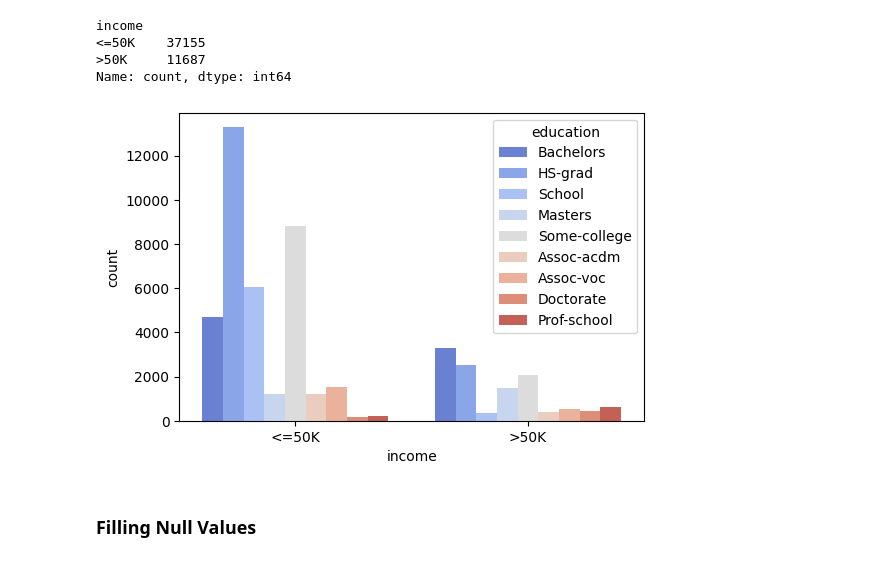
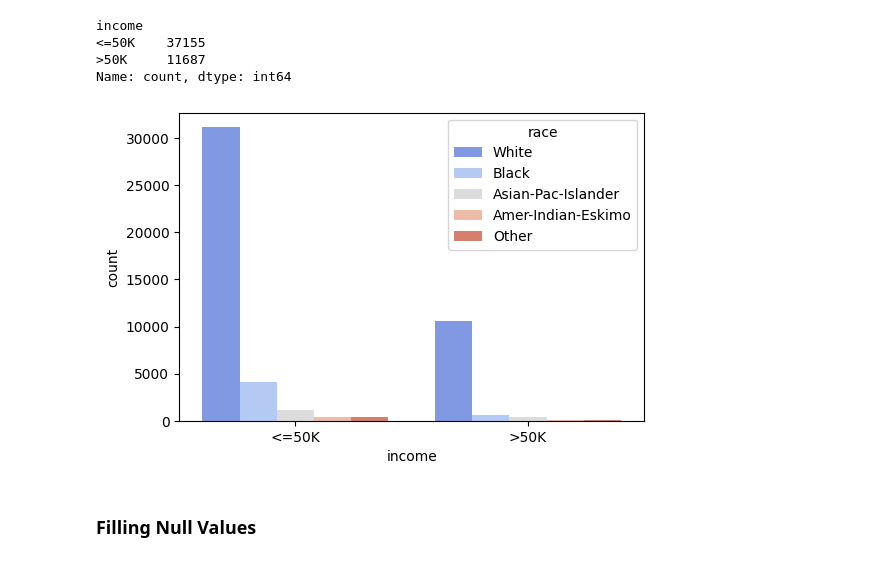
Before and after one commit to SandeepJeewandara/IncomePredictorML, a Jupyter notebook: notebooks/Income Prediction Analysis.ipynb, the cells around one changed output. Drawn from its saved outputs; the diff is of its cells as text; code cells hidden in the pictures.

```diff
--- a/notebooks/Income Prediction Analysis.ipynb
+++ b/notebooks/Income Prediction Analysis.ipynb
@@ -252,10 +247,10 @@ income
 Name: count, dtype: int64
 # %%
 plt.figure(figsize=(6, 4))
-sns.countplot(x='income', palette='coolwarm',  hue='education',data=df);
+sns.countplot(x='income', palette='coolwarm',  hue='race',data=df);
 plt.show()
 # %% [output]
-[figure, old version]
+[figure, new version]
 # %% [markdown]
 ### Filling Null Values
 # %%
```
Also changed, not shown: parts of 13 cells of this notebook.
